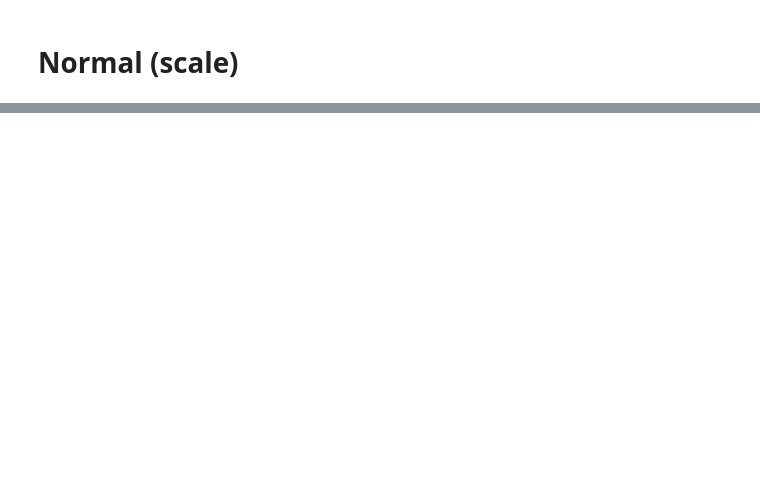
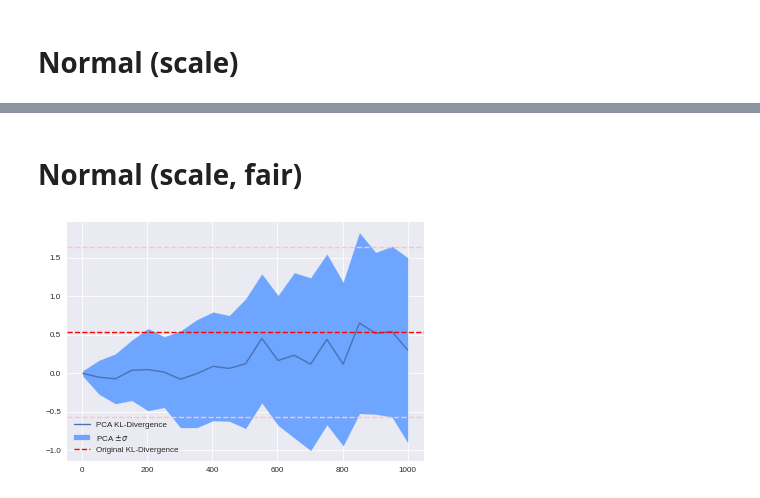
Before and after one commit to ayllon/SOMA, a Jupyter notebook: notebooks/slice_kl_divergence.ipynb, the cells around one changed output, grey strips where cells are left out. Cells and saved outputs as stored; diff of their text form; code cells hidden in the pictures; blank space fills up the shorter version.

Commit message:
Normal, scale, fair

```diff
--- a/notebooks/slice_kl_divergence.ipynb
+++ b/notebooks/slice_kl_divergence.ipynb
@@ -112,0 +110,14 @@ norm_scale_fig.show()
+# %% [markdown]
+# Normal (scale, fair)
+# %%
+nsf1 = MultivariateNormalGenerator(means, wishart_df=len(means)*32)
+nsf2 = MultivariateNormalGenerator(means, wishart_df=len(means)*32)
+# %%
+nsf_dim, nsf_mean, nsf_std, nsf_div = divergence_vs_dimension(nsf1, nsf2, KBestGenerator, step=50)
+# %%
+norm_scale_fair_fig = plt.figure()
+plot_divergences(nsf_dim, nsf_div, nsf_mean, nsf_std)
+norm_scale_fair_fig.savefig(os.path.join(plot_dir, 'normal_scale_fair.eps'))
+norm_scale_fair_fig.show()
+# %% [output]
+[figure, added]
```
Also changed, not shown: parts of 6 cells of this notebook.
